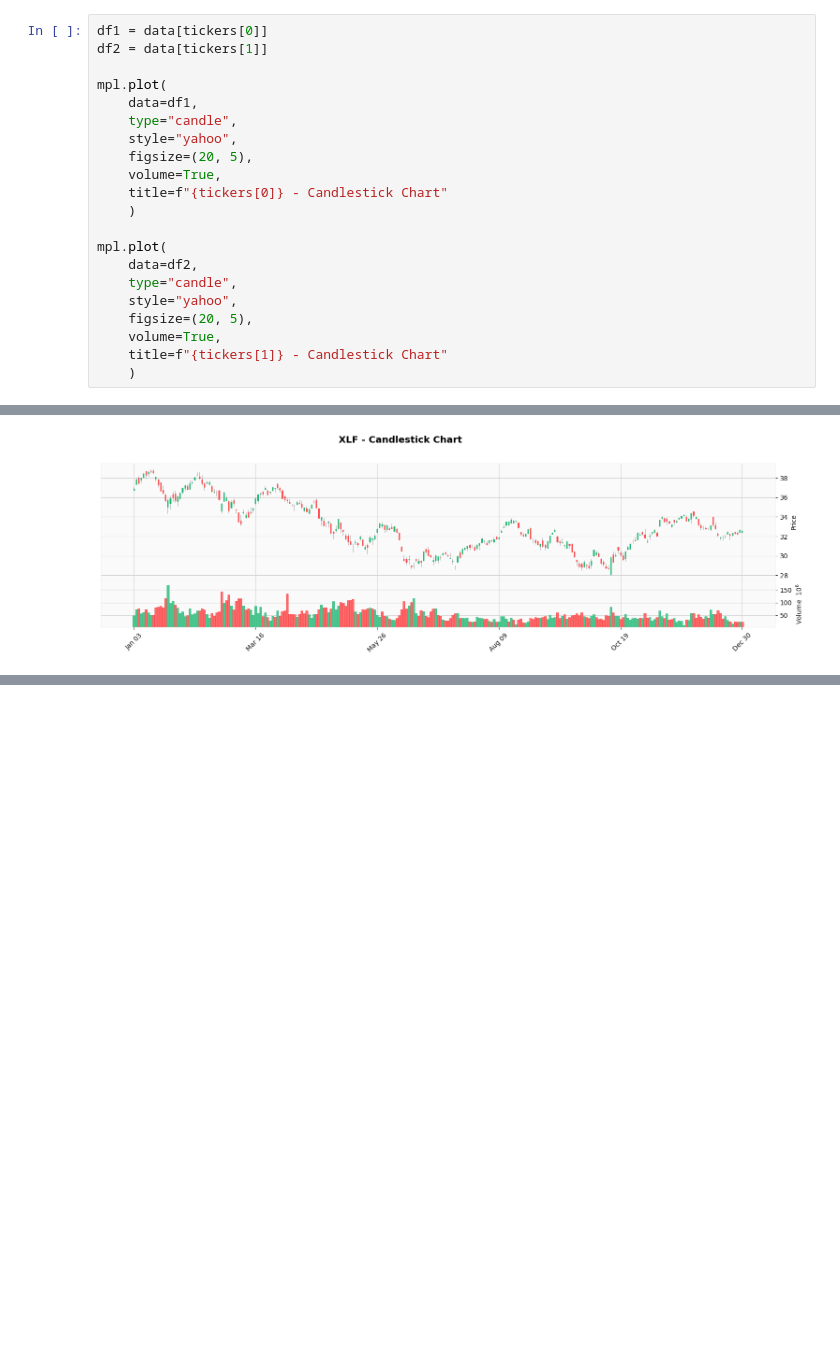
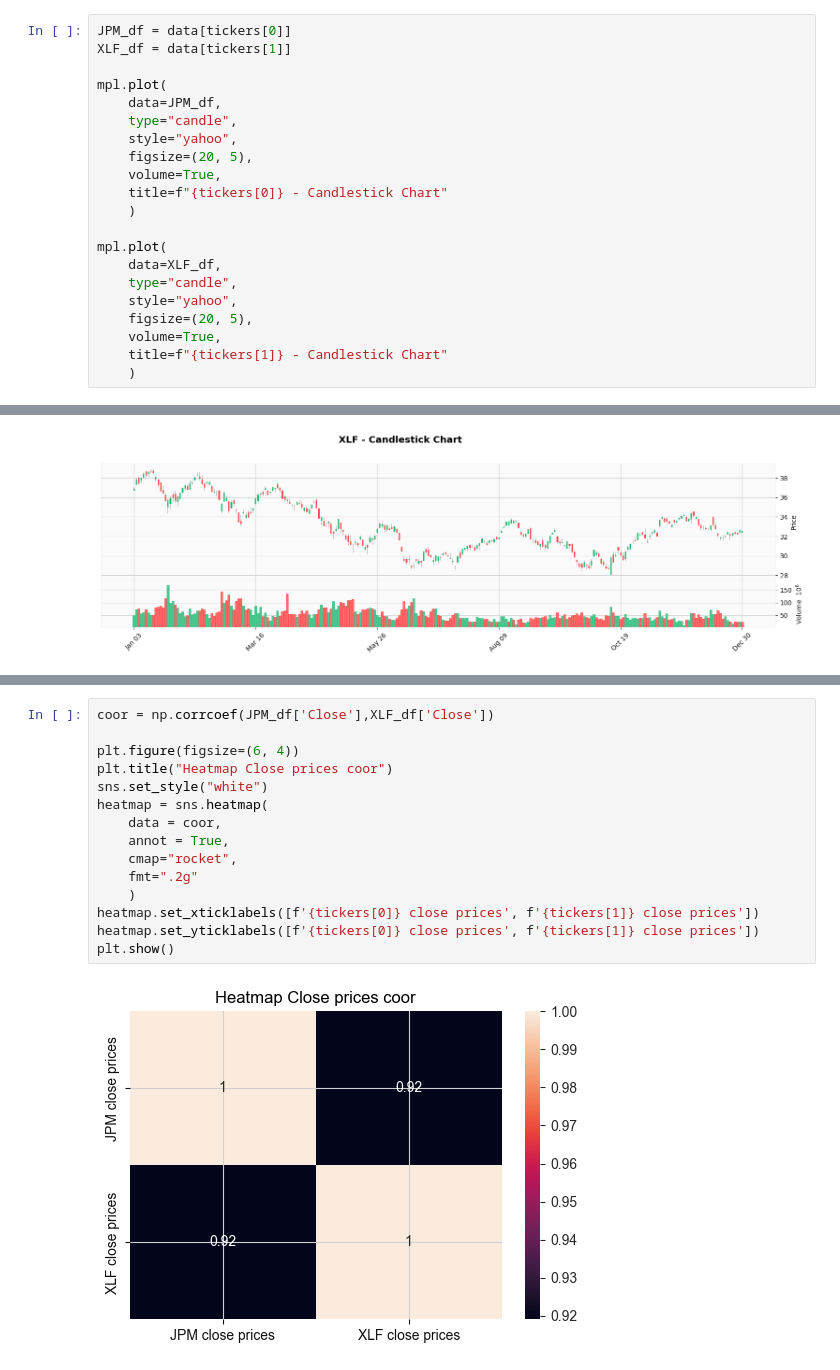
Before and after one commit to Henix212/Quant-Strat, a Jupyter notebook: Statistics/pairsTrading.ipynb, the cells around one changed output, grey strips where cells are left out. Saved outputs shown, nothing was run; the diff lists cells and outputs as text; blank space fills up the shorter version.

Commit message:
Add correlation heatmap | Beta and alpha analysis with linear regression and by computing

```diff
--- a/Statistics/pairsTrading.ipynb
+++ b/Statistics/pairsTrading.ipynb
@@ -11,11 +15,11 @@ data = yf.download(tickers, start= start_date, period="1y", interval="1d", group
 # %% [output]
 [*********************100%***********************]  2 of 2 completed
 # %%
-df1 = data[tickers[0]]
-df2 = data[tickers[1]]
+JPM_df = data[tickers[0]]
+XLF_df = data[tickers[1]]
 
 mpl.plot(
-    data=df1,
+    data=JPM_df,
     type="candle",
     style="yahoo",
     figsize=(20, 5),
@@ -24,7 +28,7 @@ mpl.plot(
     )
 
 mpl.plot(
-    data=df2,
+    data=XLF_df,
     type="candle",
     style="yahoo",
     figsize=(20, 5),
@@ -38,0 +50,17 @@ df1
+# %%
+coor = np.corrcoef(JPM_df['Close'],XLF_df['Close'])
+
+plt.figure(figsize=(6, 4))
+plt.title("Heatmap Close prices coor")
+sns.set_style("white")
+heatmap = sns.heatmap(
+    data = coor,
+    annot = True,
+    cmap="rocket",
+    fmt=".2g"
+    )
+heatmap.set_xticklabels([f'{tickers[0]} close prices', f'{tickers[1]} close prices'])
+heatmap.set_yticklabels([f'{tickers[0]} close prices', f'{tickers[1]} close prices'])
+plt.show()
+# %% [output]
+[figure, added]
```
Also changed, not shown: parts of 6 cells of this notebook.
